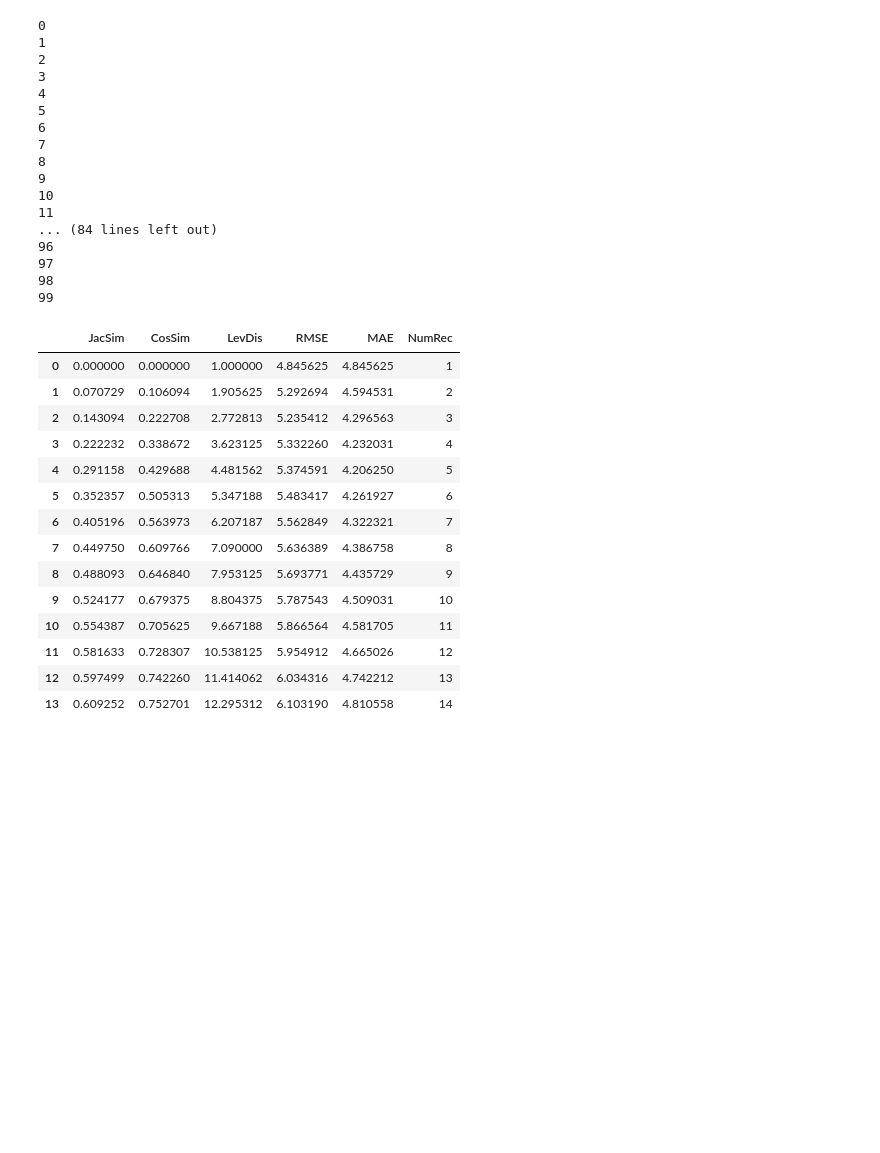
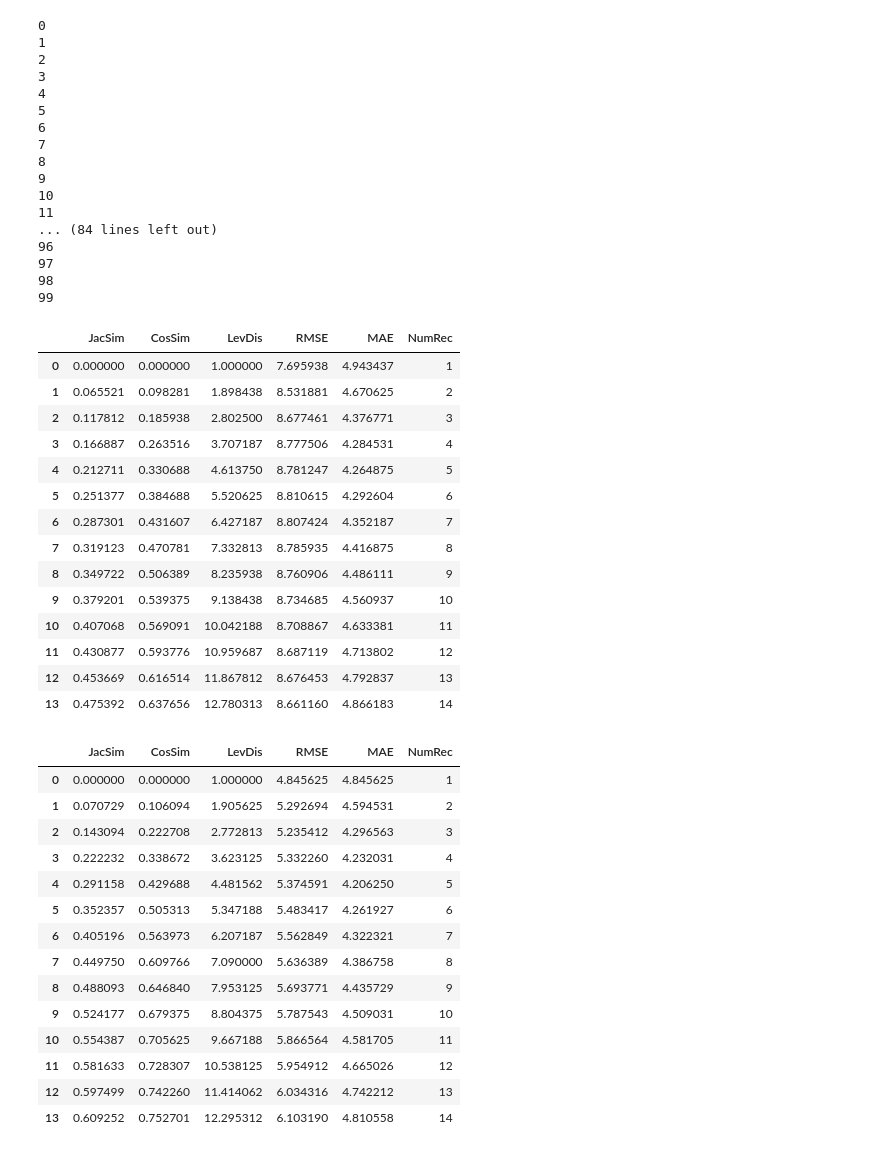
Before and after one commit to benpfeffer/CIS530_Project, a Jupyter notebook: Pizza_recommendation_simple.ipynb, the cells around one changed output. Saved outputs shown, nothing was run; the diff lists cells and outputs as text; code cells hidden in the pictures; blank space fills up the shorter version.

```diff
--- a/Pizza_recommendation_simple.ipynb
+++ b/Pizza_recommendation_simple.ipynb
@@ -217,3 +303,29 @@ output_data_mae = np.array(plot_mae).mean(axis=0)
 97
 98
 99
+# %%
+metricDf_val = pd.DataFrame()
+metricDf_val["JacSim"] = output_data_jacs_val[0]
+metricDf_val["CosSim"] = output_data_cos_val[0]
+metricDf_val["LevDis"] = output_data_lev_val[0]
+metricDf_val["RMSE"] = output_data_rmse_val[0]
+metricDf_val["MAE"] = output_data_mae_val[0]
+metricDf_val["NumRec"] = metricDf_val.index + 1
+# %%
+metricDf_val
+# %% [output]
+|  | JacSim | CosSim | LevDis | RMSE | MAE | NumRec |
+| 0 | 0.000000 | 0.000000 | 1.000000 | 7.695938 | 4.943437 | 1 |
+| 1 | 0.065521 | 0.098281 | 1.898438 | 8.531881 | 4.670625 | 2 |
+| 2 | 0.117812 | 0.185938 | 2.802500 | 8.677461 | 4.376771 | 3 |
+| 3 | 0.166887 | 0.263516 | 3.707187 | 8.777506 | 4.284531 | 4 |
+| 4 | 0.212711 | 0.330688 | 4.613750 | 8.781247 | 4.264875 | 5 |
+| 5 | 0.251377 | 0.384688 | 5.520625 | 8.810615 | 4.292604 | 6 |
+| 6 | 0.287301 | 0.431607 | 6.427187 | 8.807424 | 4.352187 | 7 |
+| 7 | 0.319123 | 0.470781 | 7.332813 | 8.785935 | 4.416875 | 8 |
+| 8 | 0.349722 | 0.506389 | 8.235938 | 8.760906 | 4.486111 | 9 |
+| 9 | 0.379201 | 0.539375 | 9.138438 | 8.734685 | 4.560937 | 10 |
+| 10 | 0.407068 | 0.569091 | 10.042188 | 8.708867 | 4.633381 | 11 |
+| 11 | 0.430877 | 0.593776 | 10.959687 | 8.687119 | 4.713802 | 12 |
+| 12 | 0.453669 | 0.616514 | 11.867812 | 8.676453 | 4.792837 | 13 |
+| 13 | 0.475392 | 0.637656 | 12.780313 | 8.661160 | 4.866183 | 14 |
```
Also changed, not shown: parts of 3 cells of this notebook, 2 other files.
